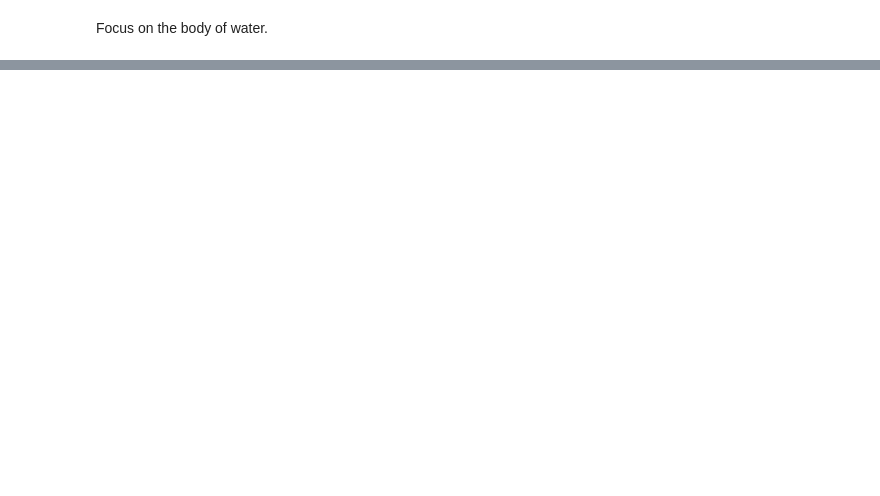
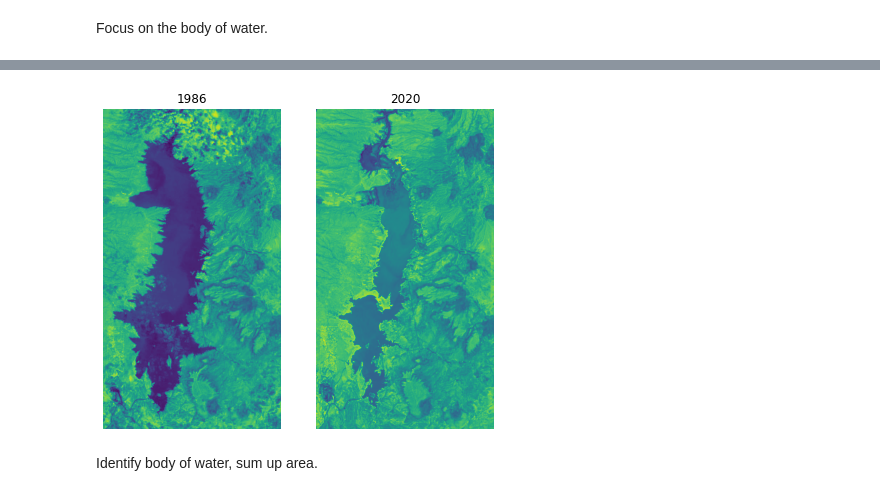
Before and after one commit to j23414/temp_swcarp_python, a Jupyter notebook: Landsat_Example.ipynb, the cells around one changed output, grey strips where cells are left out. Saved outputs shown, nothing was run; the diff lists cells and outputs as text; code cells hidden in the pictures; blank space fills up the shorter version.

Commit message:
Identify water

```diff
--- a/Landsat_Example.ipynb
+++ b/Landsat_Example.ipynb
@@ -81,0 +86,23 @@ plt.show()
+# %%
+def preproc(image):
+    result = image[1:900, 1:500]
+#    result[:,:,1]=0
+    return(result[:,:,1:2])
+
+plt.figure(figsize=(7,6))
+
+plt.subplot(1,2,1)
+plt.imshow(preproc(image_1986))
+plt.axis('off')
+plt.title("1986")
+
+plt.subplot(1,2,2)
+plt.imshow(preproc(image_2020))
+plt.axis('off')
+plt.title("2020")
+
+plt.show()
+# %% [output]
+[figure, added]
+# %% [markdown]
+Identify body of water, sum up area.
```
Also changed, not shown: parts of 8 cells of this notebook, 7 other files.
